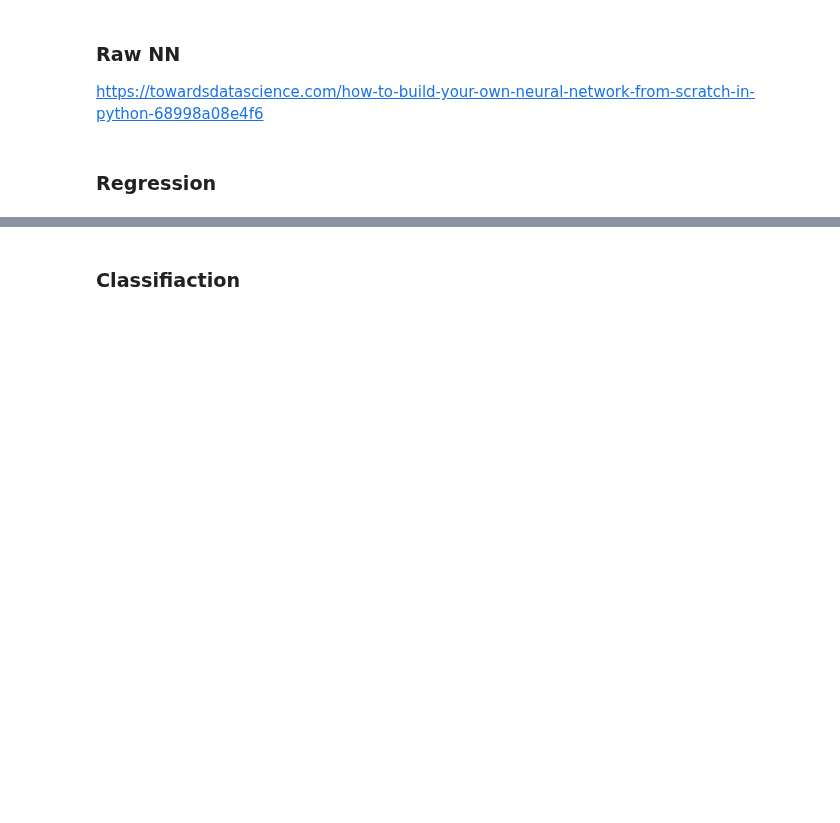
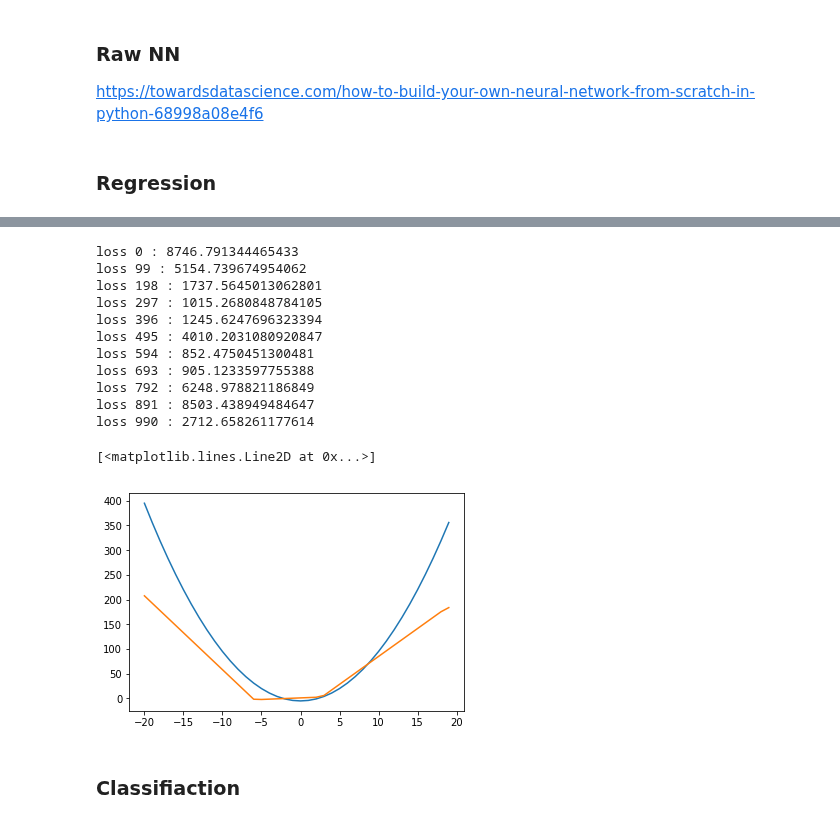
Before and after one commit to exitudio/numpy-neural-net, a Jupyter notebook: Neural Net Numpy.ipynb, the cells around one changed output, grey strips where cells are left out. Drawn from its saved outputs; the diff is of its cells as text; code cells hidden in the pictures; blank space fills up the shorter version.

```diff
--- a/Neural Net Numpy.ipynb
+++ b/Neural Net Numpy.ipynb
@@ -85,3 +128,41 @@ array([[ 5.31330487, -1.88651092, -1.92384925,  1.93558904,  1.82796482,
+# %%
+nn = NeuralNetwork(optimizer=Adam(), initializer=GlorotUniform())
+
+nn.sequence(
+    1,
+    Dense(6, Relu, is_batch_norm=True),
+    Dense(1, is_batch_norm=True),
+)
+for i in range(1000):
+    min = np.random.uniform(-20, -10)
+    max = np.random.uniform(10, 20)
+    input = np.random.uniform(min, max, (200, 1))
+#     input = 1000 * np.random.randn(2000, 1) - 500
+    output = np.power(input, 2) - 5
+
+    predict = nn.train(input, output, L2, learning_rate=3)
+    if i%99 is 0:
+        print(f'loss {i} :', predict['loss'])
+
+input = np.arange(-20,20).reshape(-1, 1)
+output = np.power(input, 2) - 5
+
+plt.plot(input, output)
+plt.plot(input, nn.predict(input))
+# %% [output]
+loss 0 : 8746.791344465433
+loss 99 : 5154.739674954062
+loss 198 : 1737.5645013062801
+loss 297 : 1015.2680848784105
+loss 396 : 1245.6247696323394
+loss 495 : 4010.2031080920847
+loss 594 : 852.4750451300481
+loss 693 : 905.1233597755388
+loss 792 : 6248.978821186849
+loss 891 : 8503.438949484647
+loss 990 : 2712.658261177614
+[<matplotlib.lines.Line2D at 0x...>]
+[figure, added]
 # %% [markdown]
 ### Classifiaction
 # %%
```
Also changed, not shown: parts of 9 cells of this notebook, 1 other file.
